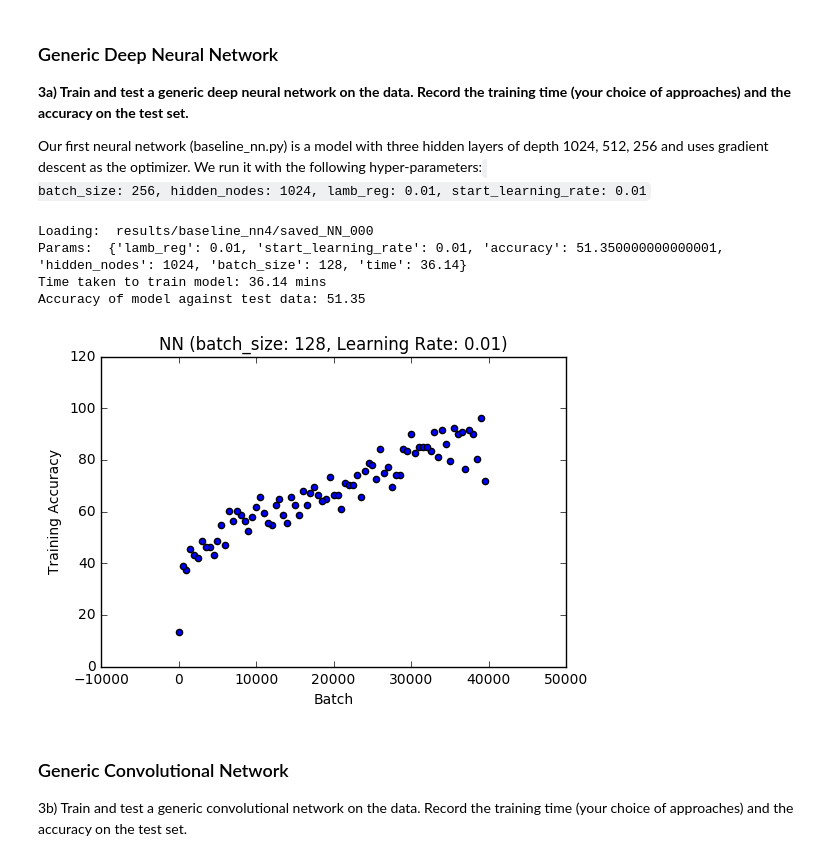
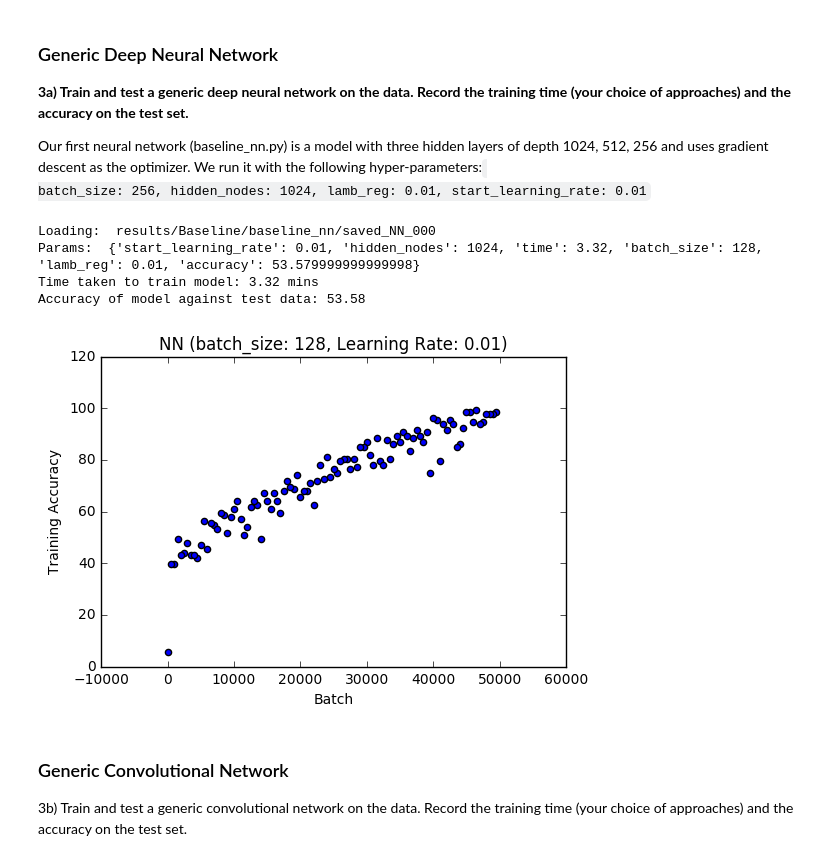
Before and after one commit to rabjohnston/E81HW4, a Jupyter notebook: submission/HW4.ipynb, the cells around one changed output. Drawn from its saved outputs; the diff is of its cells as text; code cells hidden in the pictures.

```diff
--- a/submission/HW4.ipynb
+++ b/submission/HW4.ipynb
@@ -31,24 +31,24 @@ def plotAccuracy(title, epochs):
 # %%
 %run '../rob/baseline.py'
 %run '../rob/baseline_nn.py'
 %run '../rob/result.py'
 %run '../rob/results.py'
 
-rs_nn4 = Results()
-rs_nn4.load('results/baseline_nn4')
-result_nn4 = rs_nn4.highest('accuracy')
-print('Time taken to train model: {} mins'.format(result_nn4.params['time']))
-print('Accuracy of model against test data: {}'.format(result_nn4.params['accuracy']))
+rs_nn = Results()
+rs_nn.load('results/Baseline/baseline_nn')
+result_nn = rs_nn.highest('accuracy')
+print('Time taken to train model: {} mins'.format(result_nn.params['time']))
+print('Accuracy of model against test data: {}'.format(result_nn.params['accuracy']))
 
 
 plotAccuracy('NN (batch_size: {}, Learning Rate: {})'\
-             .format(result_nn4.params['batch_size'], result_nn4.params['start_learning_rate']), result_nn4.epochs)
+             .format(result_nn.params['batch_size'], result_nn.params['start_learning_rate']), result_nn.epochs)
 # %% [output]
-Loading:  results/baseline_nn4/saved_NN_000
-Params:  {'lamb_reg': 0.01, 'start_learning_rate': 0.01, 'accuracy': 51.350000000000001, 'hidden_nodes': 1024, 'batch_size': 128, 'time': 36.14}
-Time taken to train model: 36.14 mins
-Accuracy of model against test data: 51.35
+Loading:  results/Baseline/baseline_nn/saved_NN_000
+Params:  {'start_learning_rate': 0.01, 'hidden_nodes': 1024, 'time': 3.32, 'batch_size': 128, 'lamb_reg': 0.01, 'accuracy': 53.579999999999998}
+Time taken to train model: 3.32 mins
+Accuracy of model against test data: 53.58
-[figure, old version]
+[figure, new version]
 # %% [markdown]
 ### Generic Convolutional Network
 
```
Also changed, not shown: parts of 2 cells of this notebook, 1 other file.
